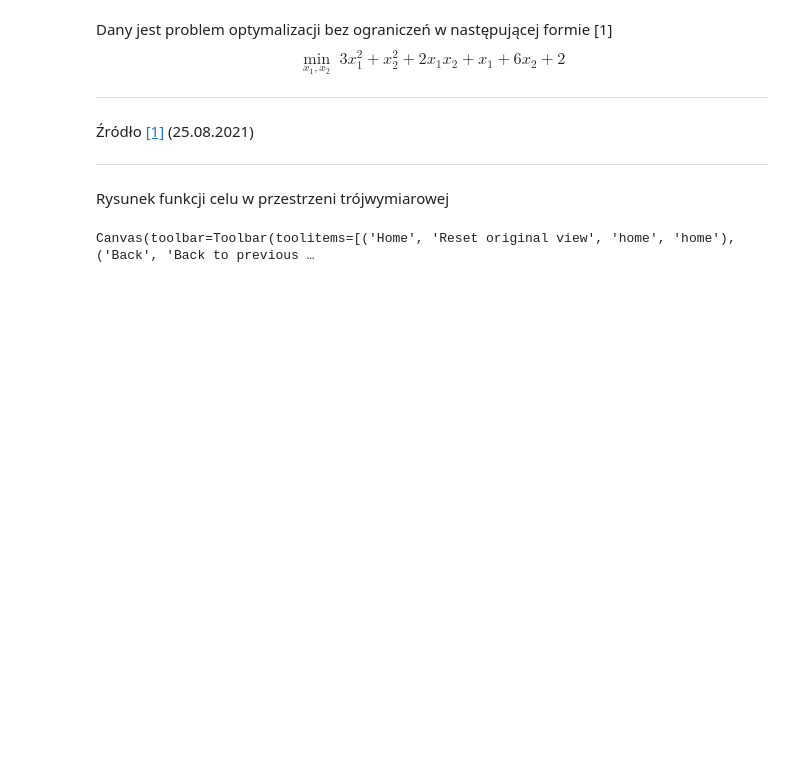
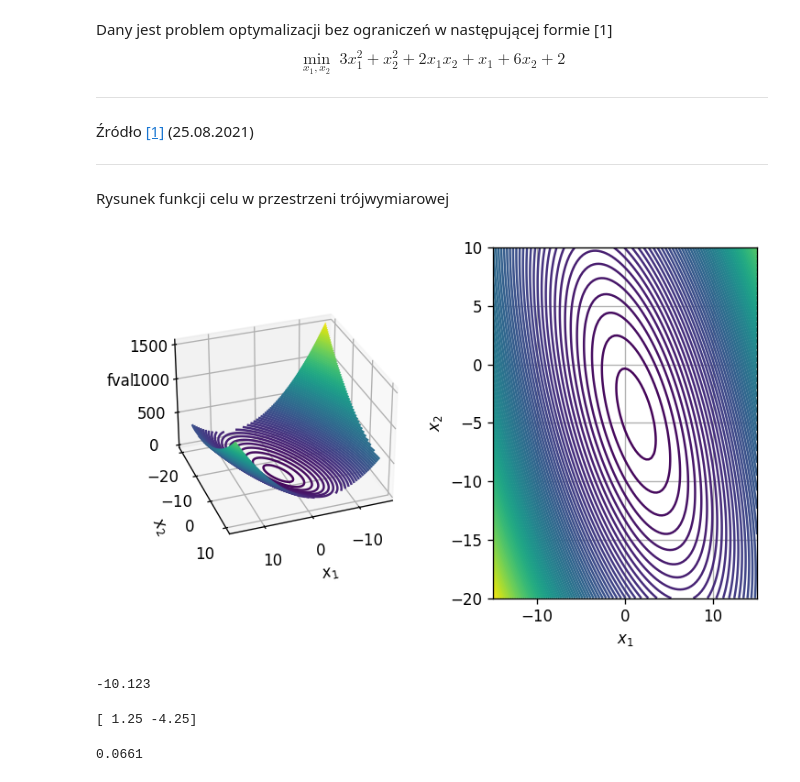
Before and after one commit to puchabar/hm_opt_article, a Jupyter notebook: jupyter_notebooks/2_programowanie_kwadratowe.ipynb, the cells around one changed output. Saved outputs shown, nothing was run; the diff lists cells and outputs as text; code cells hidden in the pictures; blank space fills up the shorter version.

```diff
--- a/jupyter_notebooks/2_programowanie_kwadratowe.ipynb
+++ b/jupyter_notebooks/2_programowanie_kwadratowe.ipynb
@@ -20,25 +25,26 @@ Rysunek funkcji celu w przestrzeni trójwymiarowej
 # %%
 def obj(x1, x2):
     return 3 * x1 ** 2 + x2 ** 2 + 2 * x1 * x2 + x1 + 6 * x2 + 2
 
 
-x = np.linspace(-12, 12, 101)
-y = np.linspace(-20, 10, 101)
+x1 = np.linspace(-15, 15, 101)
+x2 = np.linspace(-20, 10, 101)
 
-X, Y = np.meshgrid(x, y)
-Z = obj(X, Y)
+X1, X2 = np.meshgrid(x1, x2)
+fval = obj(X1, X2)
 
 fig = plt.figure(dpi=120)
 fig.set_tight_layout(True)
 ax1 = fig.add_subplot(1, 2, 1, projection="3d")
-ax1.contour3D(X, Y, Z, 100)
-ax1.set_xlabel("x")
-ax1.set_ylabel("y")
-ax1.set_zlabel("z")
+ax1.contour3D(X1, X2, fval, 100)
+ax1.view_init(30, 70)
+ax1.set_xlabel("$x_1$")
+ax1.set_ylabel("$x_2$")
+ax1.set_zlabel("fval")
 ax2 = fig.add_subplot(1, 2, 2)
-ax2.contour(X, Y, Z, 100)
+ax2.contour(X1, X2, fval, 100)
 ax2.grid()
-ax2.set_xlabel("x")
-ax2.set_ylabel("y");
+ax2.set_xlabel("$x_1$")
+ax2.set_ylabel("$x_2$");
 # %% [output]
-Canvas(toolbar=Toolbar(toolitems=[('Home', 'Reset original view', 'home', 'home'), ('Back', 'Back to previous …
+[figure, added]
@@ -44,0 +70,12 @@ Canvas(toolbar=Toolbar(toolitems=[('Home', 'Reset original view', 'home', 'home'
+# %%
+print(f"{np.mean(opt_funval):.3f}")
+# %% [output]
+-10.123
+# %%
+print(f"{np.mean(opt_x, 0)}")
+# %% [output]
+[ 1.25 -4.25]
+# %%
+print(f"{np.mean(opt_times):.4f}")
+# %% [output]
+0.0661
```
Also changed, not shown: parts of 2 cells of this notebook.
